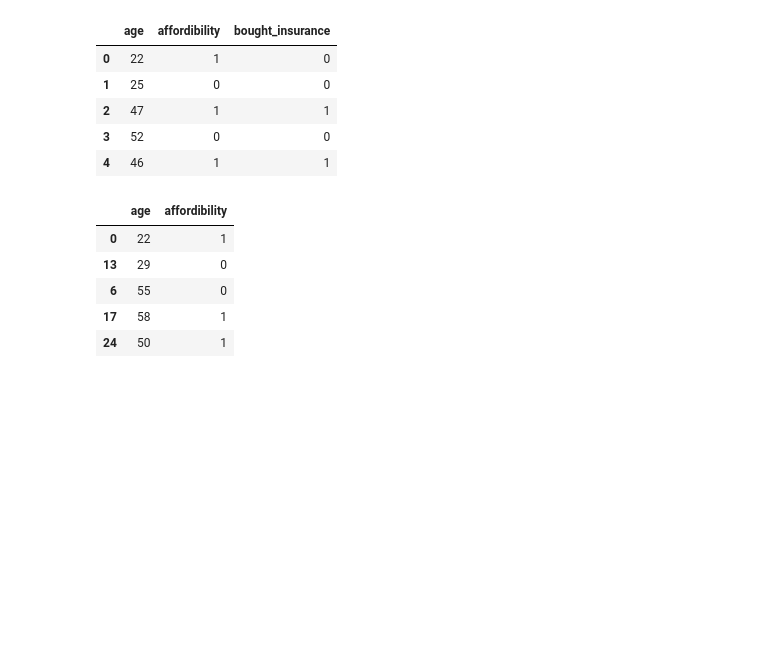
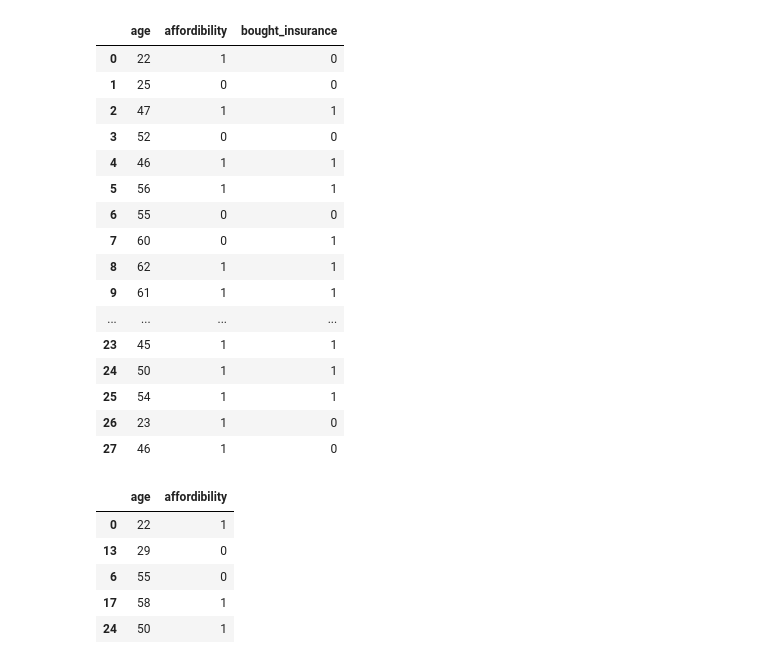
Before and after one commit to MehediGazi/deep_learning, a Jupyter notebook: 4_custon_nn_class.ipynb, the cells around one changed output. Saved outputs shown, nothing was run; the diff lists cells and outputs as text; code cells hidden in the pictures; blank space fills up the shorter version.

```diff
--- a/4_custon_nn_class.ipynb
+++ b/4_custon_nn_class.ipynb
@@ -10,14 +10,25 @@ from tensorflow import keras
 import pandas as pd
 # %%
 df = pd.read_csv("/Users/santo/Gazi/study/machine_learning/deep-learning-keras-tf-tutorial-master/6_gradient_descent/insurance_data.csv")
-df.head()
+df
 # %% [output]
 |  | age | affordibility | bought_insurance |
 | 0 | 22 | 1 | 0 |
 | 1 | 25 | 0 | 0 |
 | 2 | 47 | 1 | 1 |
 | 3 | 52 | 0 | 0 |
 | 4 | 46 | 1 | 1 |
+| 5 | 56 | 1 | 1 |
+| 6 | 55 | 0 | 0 |
+| 7 | 60 | 0 | 1 |
+| 8 | 62 | 1 | 1 |
+| 9 | 61 | 1 | 1 |
+| ... | ... | ... | ... |
+| 23 | 45 | 1 | 1 |
+| 24 | 50 | 1 | 1 |
+| 25 | 54 | 1 | 1 |
+| 26 | 23 | 1 | 0 |
+| 27 | 46 | 1 | 0 |
 # %%
 from sklearn.model_selection import train_test_split
 
```
Also changed, not shown: parts of 8 cells of this notebook.
